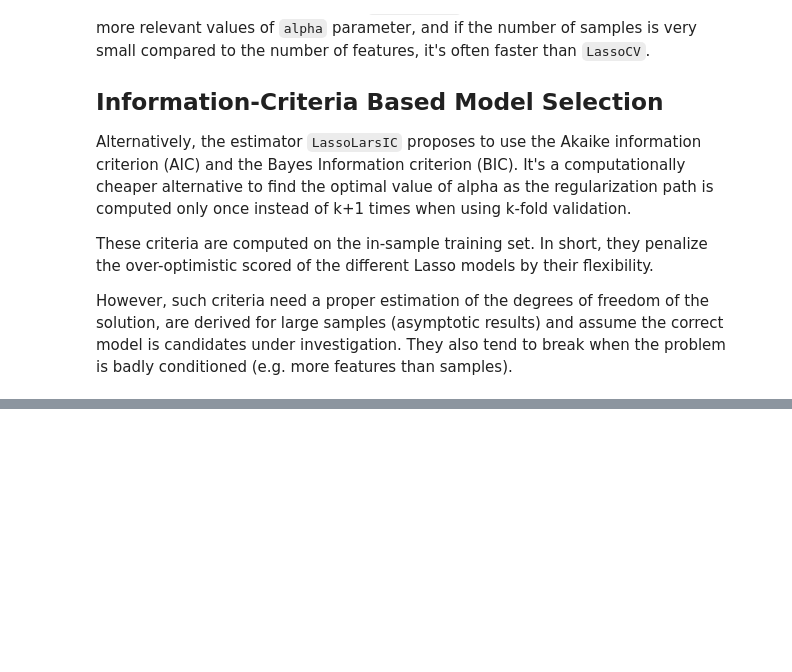
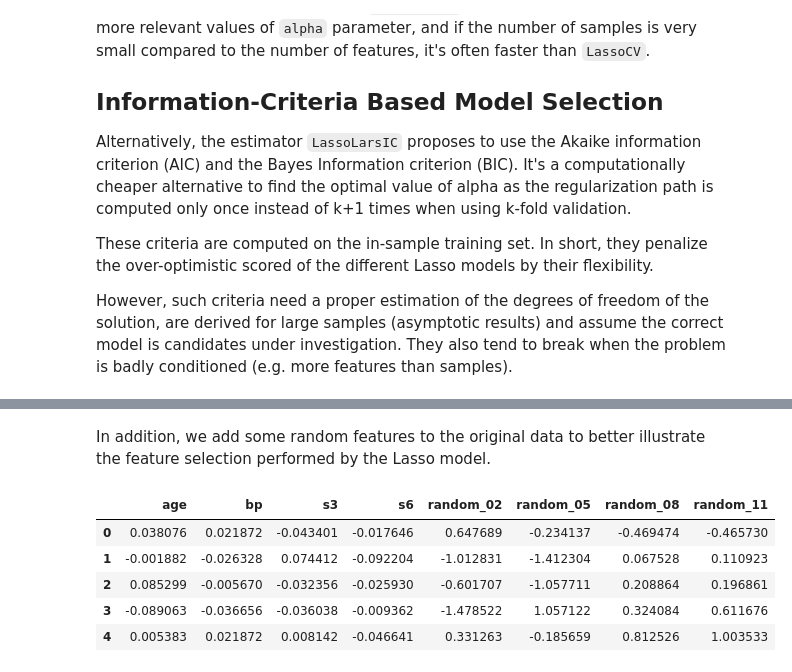
Before and after one commit to crdcamp/ml-learning-linear-regression-part-2, a Jupyter notebook: coding_labs/sklearn_lessons.ipynb, the cells around one changed output, grey strips where cells are left out. Drawn from its saved outputs; the diff is of its cells as text; code cells hidden in the pictures; blank space fills up the shorter version.

```diff
--- a/coding_labs/sklearn_lessons.ipynb
+++ b/coding_labs/sklearn_lessons.ipynb
@@ -665,0 +683,22 @@ Indeed, several strategies can be used to select the value of the regularization
+# %% [markdown]
+In addition, we add some random features to the original data to better illustrate the feature selection performed by the Lasso model.
+# %%
+import numpy as np
+import pandas as pd
+
+rng = np.random.RandomState(42)
+n_random_features = 14
+X_random = pd.DataFrame(
+    rng.randn(X.shape[0], n_random_features),
+    columns=[f"random_{i:02d}" for i in range(n_random_features)],
+)
+X = pd.concat([X, X_random], axis=1)
+# Show only a subset of the columns
+X[X.columns[::3]].head()
+# %% [output]
+|  | age | bp | s3 | s6 | random_02 | random_05 | random_08 | random_11 |
+| 0 | 0.038076 | 0.021872 | -0.043401 | -0.017646 | 0.647689 | -0.234137 | -0.469474 | -0.465730 |
+| 1 | -0.001882 | -0.026328 | 0.074412 | -0.092204 | -1.012831 | -1.412304 | 0.067528 | 0.110923 |
+| 2 | 0.085299 | -0.005670 | -0.032356 | -0.025930 | -0.601707 | -1.057711 | 0.208864 | 0.196861 |
+| 3 | -0.089063 | -0.036656 | -0.036038 | -0.009362 | -1.478522 | 1.057122 | 0.324084 | 0.611676 |
+| 4 | 0.005383 | 0.021872 | 0.008142 | -0.046641 | 0.331263 | -0.185659 | 0.812526 | 1.003533 |
```
Also changed, not shown: parts of 13 cells of this notebook.
